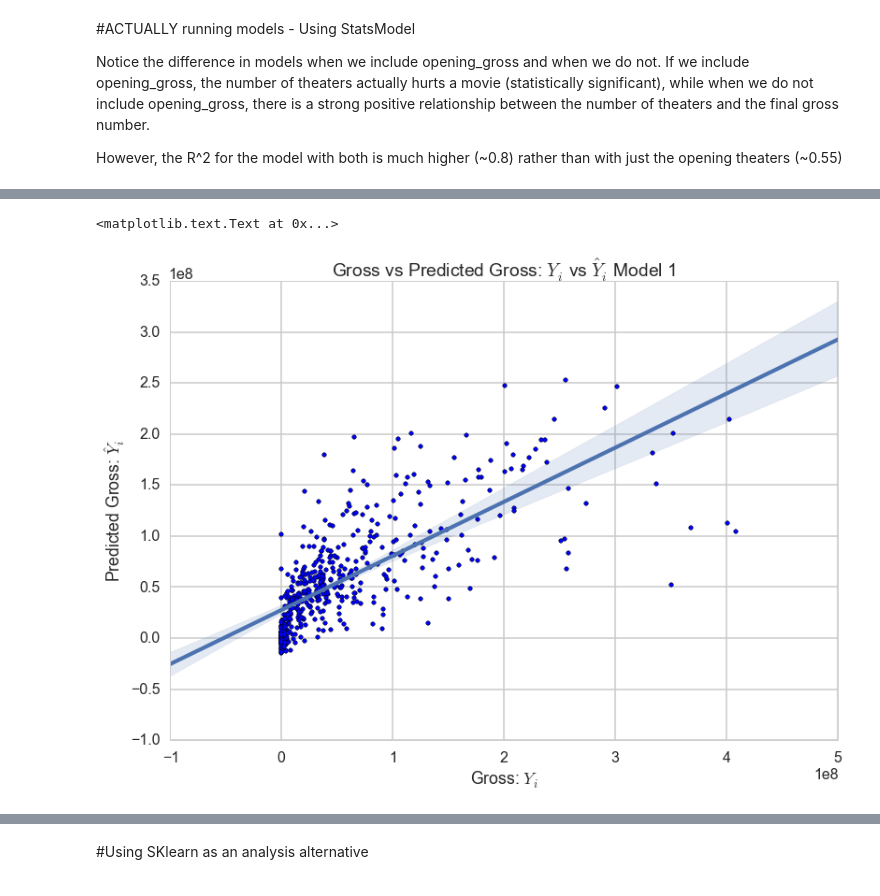
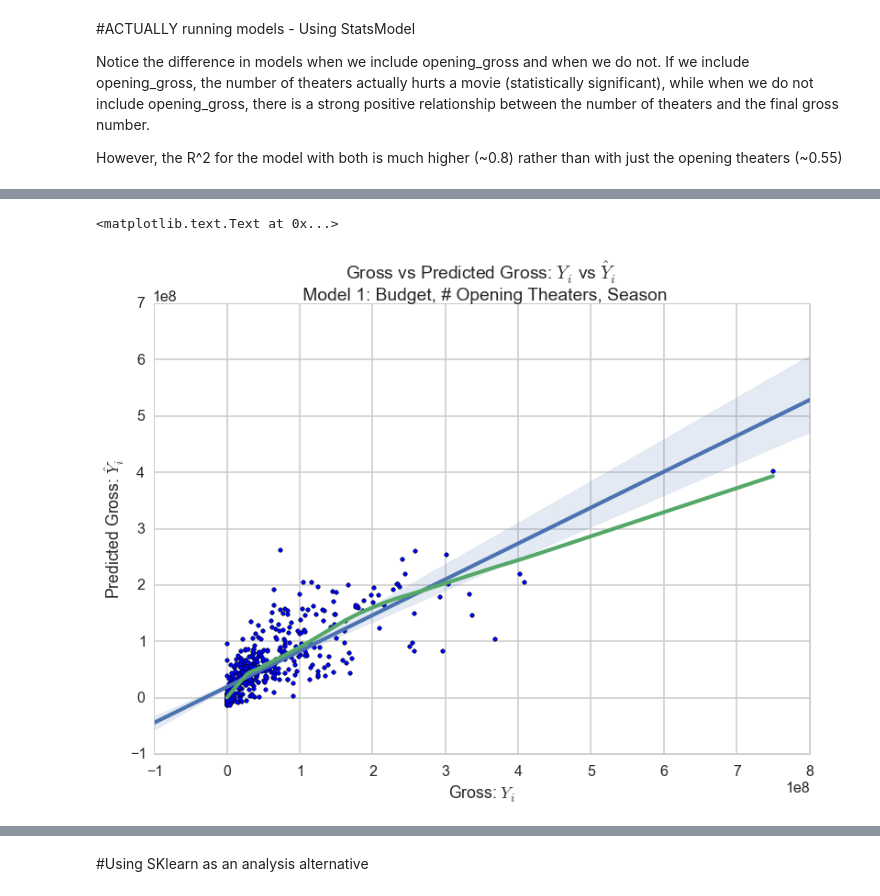
Before and after one commit to oscarpredictor/oscar-predictor, a Jupyter notebook: box_office_analysis.ipynb, the cells around one changed output, grey strips where cells are left out. Cells and saved outputs as stored; diff of their text form; code cells hidden in the pictures.

```diff
--- a/box_office_analysis.ipynb
+++ b/box_office_analysis.ipynb
@@ -267,14 +314,15 @@ strong multicollinearity or other numerical problems.
 # %%
 model1fit = zip(limiteddf[mask]['gross'],m1.fittedvalues)
 m1df = pd.DataFrame(model1fit, columns=['observed gross','predicted gross'])
-sns.regplot(y="predicted gross", x="observed gross", data=m1df, fit_reg = True)
-plt.scatter(limiteddf[mask]['gross'], m.fittedvalues)
+sns.regplot(y="predicted gross", x="observed gross", data=m1df, fit_reg = True, robust=True)
+sns.regplot(y="predicted gross", x="observed gross", data=m1df, fit_reg = True, lowess=True)
+plt.scatter(limiteddf[mask]['gross'], m1.fittedvalues)
 plt.xlabel("Gross: $Y_i$")
 plt.ylabel("Predicted Gross: $\hat{Y}_i$")
-plt.title("Gross vs Predicted Gross: $Y_i$ vs $\hat{Y}_i$ Model 1")
+plt.title("Gross vs Predicted Gross: $Y_i$ vs $\hat{Y}_i$ \n Model 1: Budget, # Opening Theaters, Season")
 # %% [output]
 <matplotlib.text.Text at 0x...>
-[figure, old version]
+[figure, new version]
 # %%
 model5fit = zip(limiteddf[mask]['gross'],m5.fittedvalues)
 m5df = pd.DataFrame(model5fit, columns=['observed gross','predicted gross'])
```
Also changed, not shown: parts of 18 cells of this notebook.
